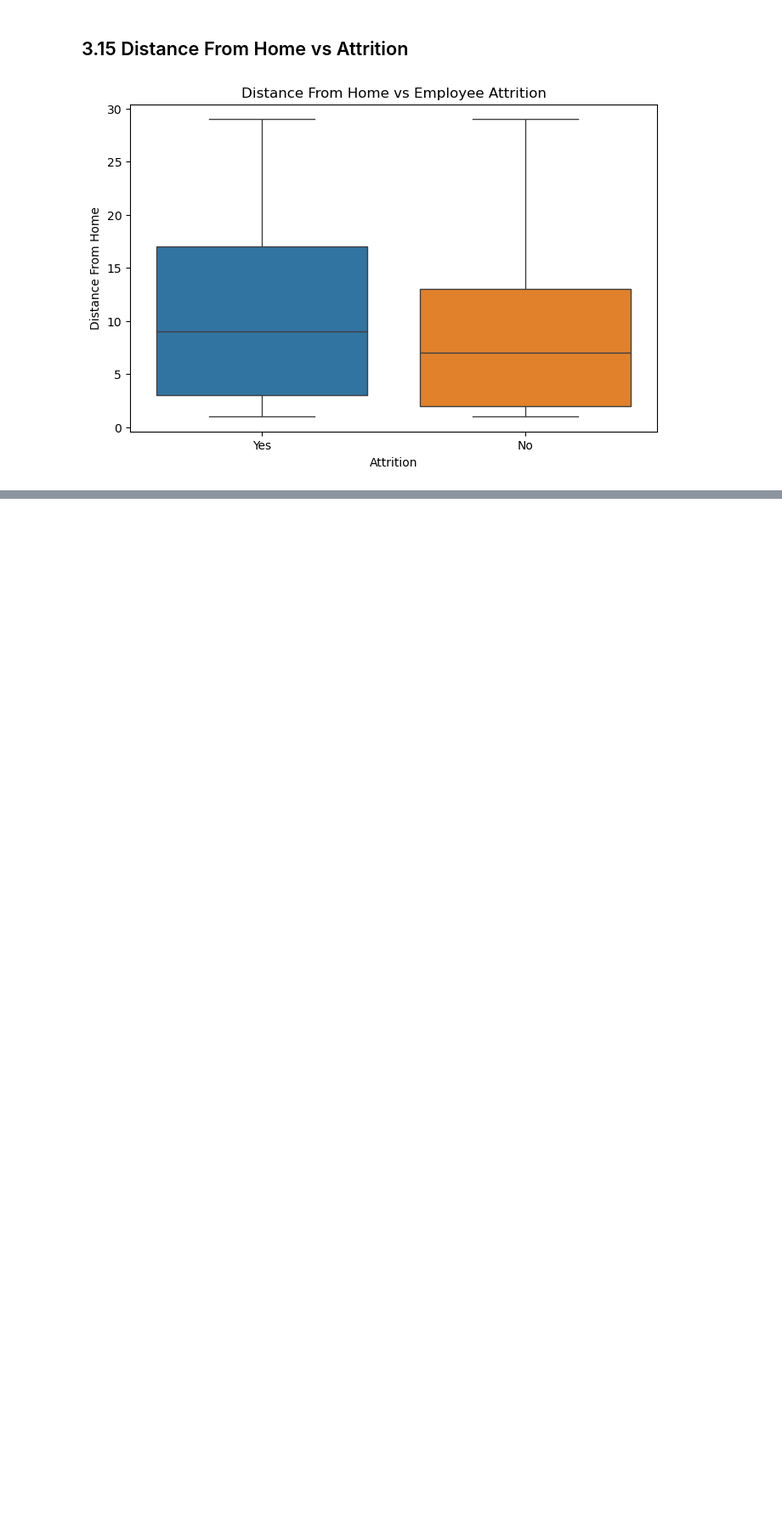
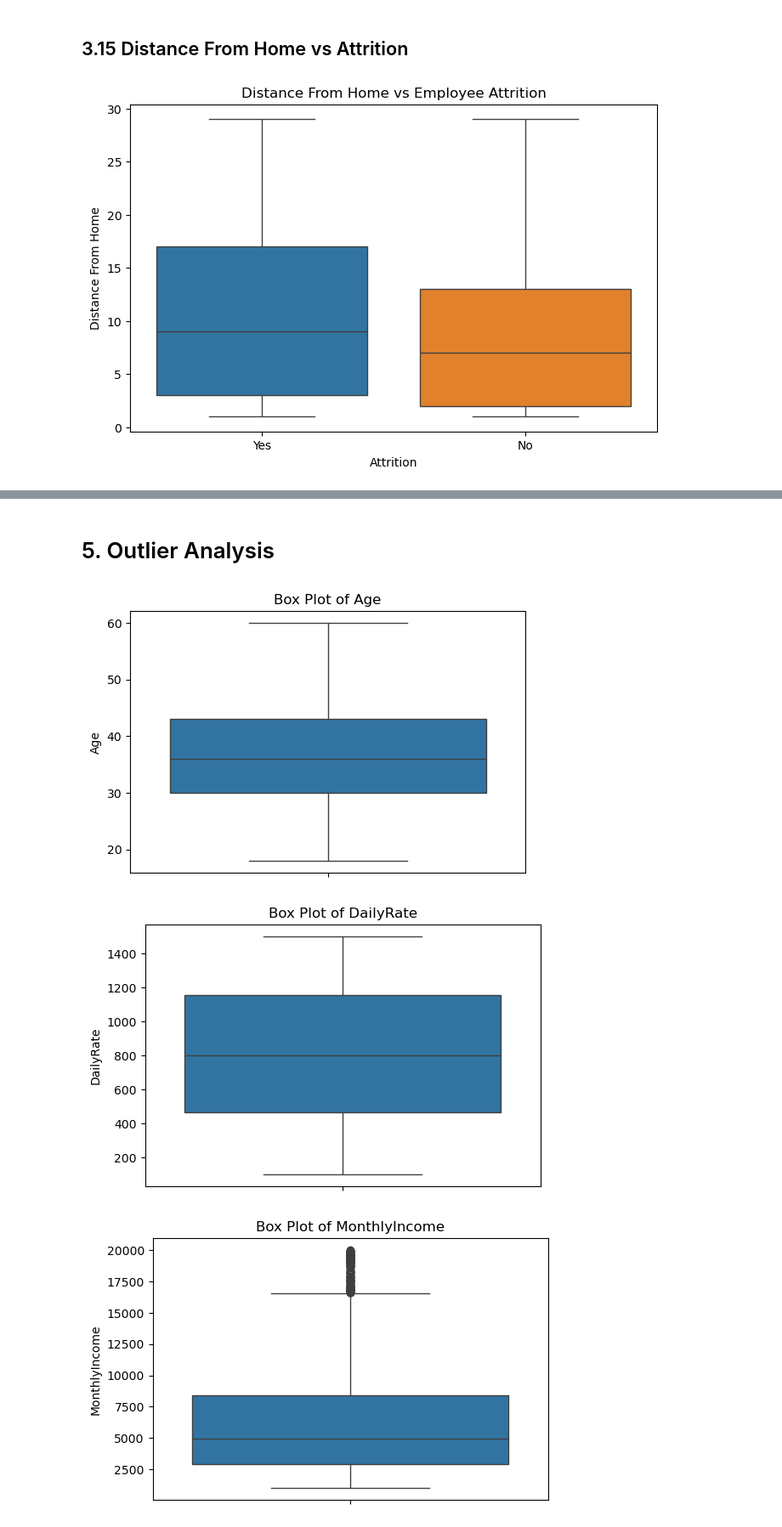
Before and after one commit to Geeth-31/EMPLOYEE-ATTRITION-ANALYSIS-PROJECT, a Jupyter notebook: notebooks/02_Exploratory_Data_Analysis.ipynb, the cells around one changed output, grey strips where cells are left out. Shown at 85% size. Cells and saved outputs as stored; diff of their text form; code cells hidden in the pictures; blank space fills up the shorter version.

```diff
--- a/notebooks/02_Exploratory_Data_Analysis.ipynb
+++ b/notebooks/02_Exploratory_Data_Analysis.ipynb
@@ -430,0 +441,13 @@ plt.show()
+# %% [markdown]
+# 5. Outlier Analysis
+# %%
+numerical_columns = [ "Age", "DailyRate", "MonthlyIncome", "DistanceFromHome", "TotalWorkingYears"]
+for col in numerical_columns:                                                        # meaningful numerical variables
+    plt.figure(figsize=(6,4))
+    sns.boxplot(y=df[col])
+    plt.title(f"Box Plot of {col}")
+    plt.show()
+# %% [output]
+[figure, added]
+[figure, added]
+[figure, added]
```
Also changed, not shown: parts of 5 cells of this notebook, 1 other file.
